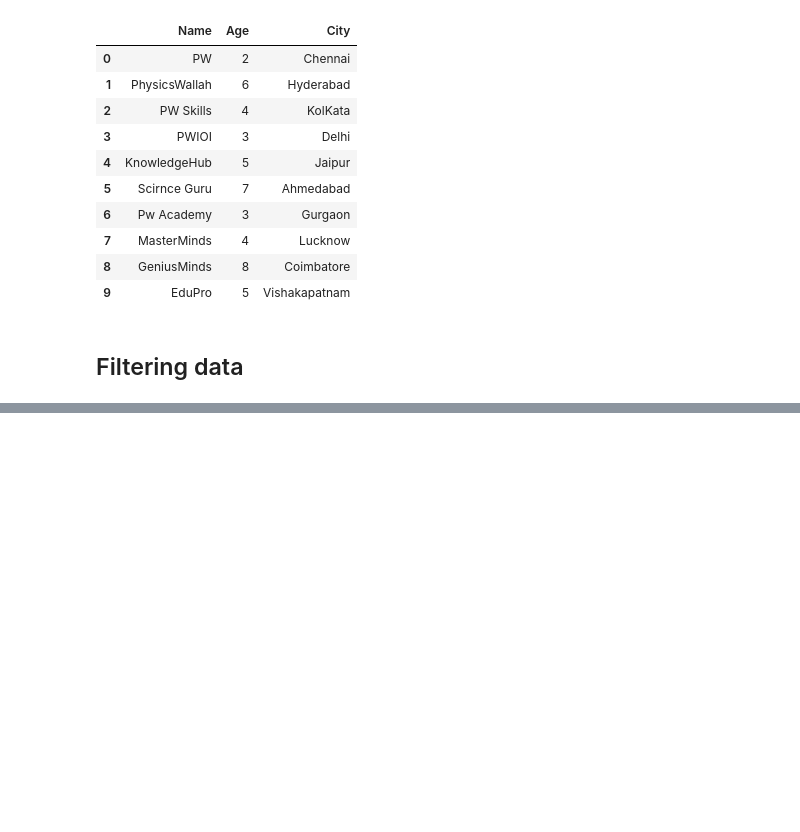
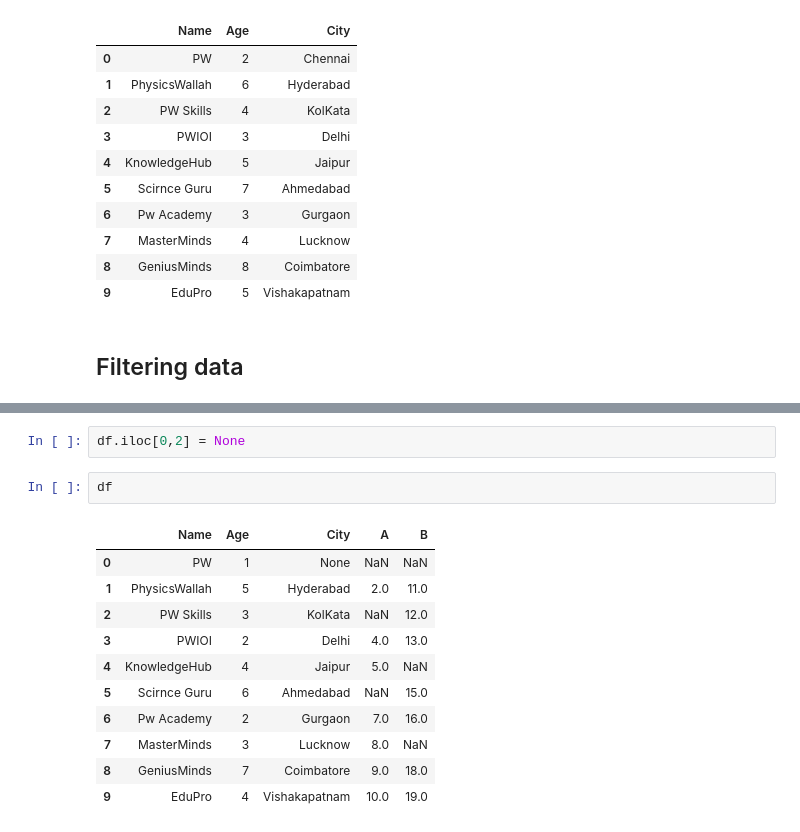
Before and after one commit to sum1t-here/ML-Lab, a Jupyter notebook: python/10-pandasBasic/basic_Functionalities/01-bf.ipynb, the cells around one changed output, grey strips where cells are left out. Cells and saved outputs as stored; diff of their text form; blank space fills up the shorter version.

```diff
--- a/python/10-pandasBasic/basic_Functionalities/01-bf.ipynb
+++ b/python/10-pandasBasic/basic_Functionalities/01-bf.ipynb
@@ -92,0 +204,16 @@ data2 = {
+# %%
+df.iloc[0,2] = None
+# %%
+df
+# %% [output]
+|  | Name | Age | City | A | B |
+| 0 | PW | 1 | None | NaN | NaN |
+| 1 | PhysicsWallah | 5 | Hyderabad | 2.0 | 11.0 |
+| 2 | PW Skills | 3 | KolKata | NaN | 12.0 |
+| 3 | PWIOI | 2 | Delhi | 4.0 | 13.0 |
+| 4 | KnowledgeHub | 4 | Jaipur | 5.0 | NaN |
+| 5 | Scirnce Guru | 6 | Ahmedabad | NaN | 15.0 |
+| 6 | Pw Academy | 2 | Gurgaon | 7.0 | 16.0 |
+| 7 | MasterMinds | 3 | Lucknow | 8.0 | NaN |
+| 8 | GeniusMinds | 7 | Coimbatore | 9.0 | 18.0 |
+| 9 | EduPro | 4 | Vishakapatnam | 10.0 | 19.0 |
```
Also changed, not shown: parts of 30 cells of this notebook.
